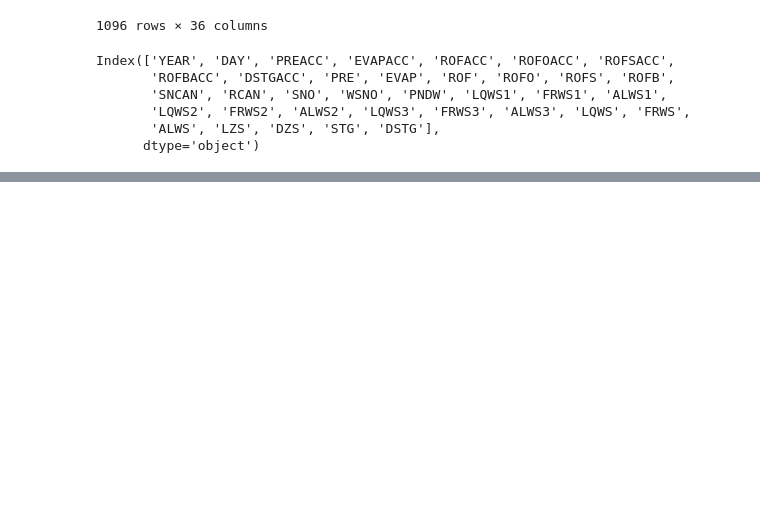
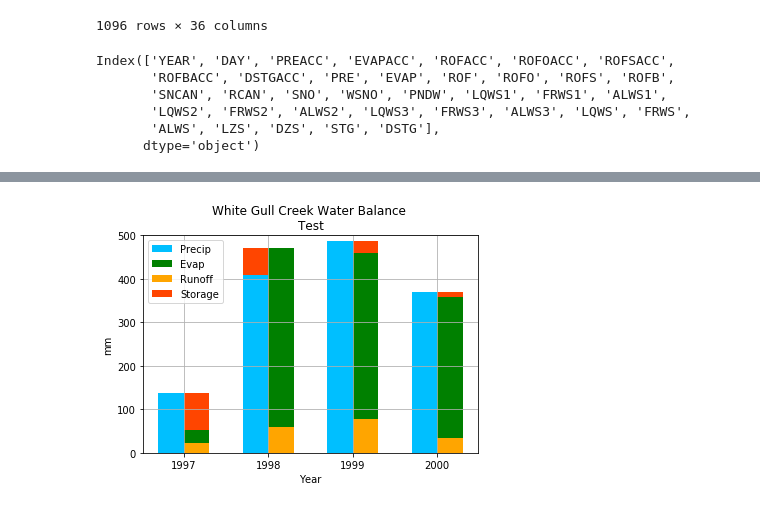
Before and after one commit to MESH-Model/MESH_Whitegull, a Jupyter notebook: Code/MESHPostProcess.ipynb, the cells around one changed output, grey strips where cells are left out. Drawn from its saved outputs; the diff is of its cells as text; code cells hidden in the pictures; blank space fills up the shorter version.

```diff
--- a/Code/MESHPostProcess.ipynb
+++ b/Code/MESHPostProcess.ipynb
@@ -46,0 +59,24 @@ WB['PREACC'][WB.index[-1]]
+# %%
+# Make the plots
+
+w = 0.3
+a = 'edge'
+x = WB2.index.year
+
+plt.bar(x, WB2['negdS'], align=a, width=-w, color='orangered', bottom=WB2['PRE'])
+plt.bar(x, WB2['PRE'], align=a, width=-w, label='Precip', color='deepskyblue')
+plt.bar(x, WB2['EVAP'], align=a, width=w, label='Evap', bottom=WB2['ROF'], color='g')
+plt.bar(x, WB2['ROF'], align=a, width=w, label='Runoff', color='orange')
+plt.bar(x, WB2['posdS'], align=a, width=w, color='orangered', label='Storage', bottom=WB2['EVAP']+WB2['ROF'])
+plt.legend(loc='upper left')
+plt.grid()
+plt.xticks(x)
+plt.xlabel('Year')
+plt.ylabel('mm')
+plt.title('White Gull Creek Water Balance \n'+trial)
+plt.ylim(0, 500)
+# plt.figure(num=None, figsize=(16, 12), dpi=80)
+plt.savefig(trial+'.png', dpi=200)
+plt.show()
+# %% [output]
+[figure, added]
```
Also changed, not shown: parts of 7 cells of this notebook, 37 other files.
